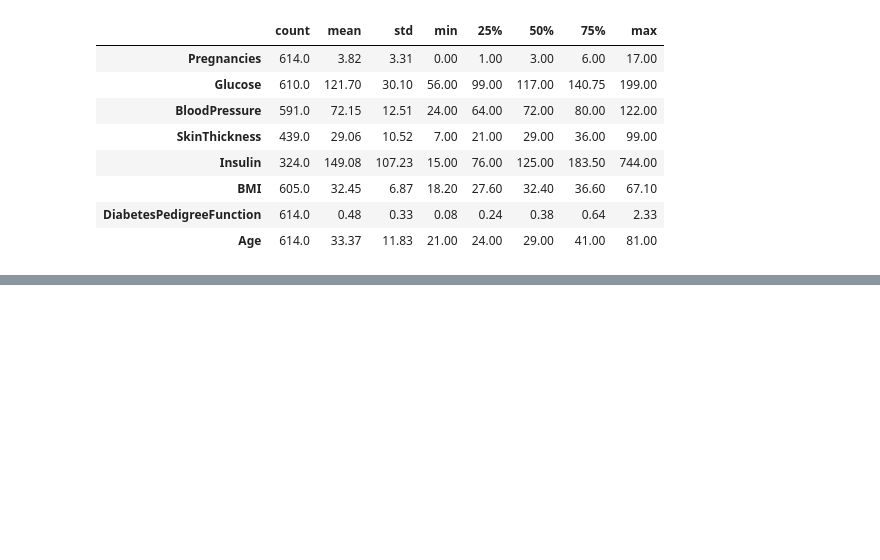
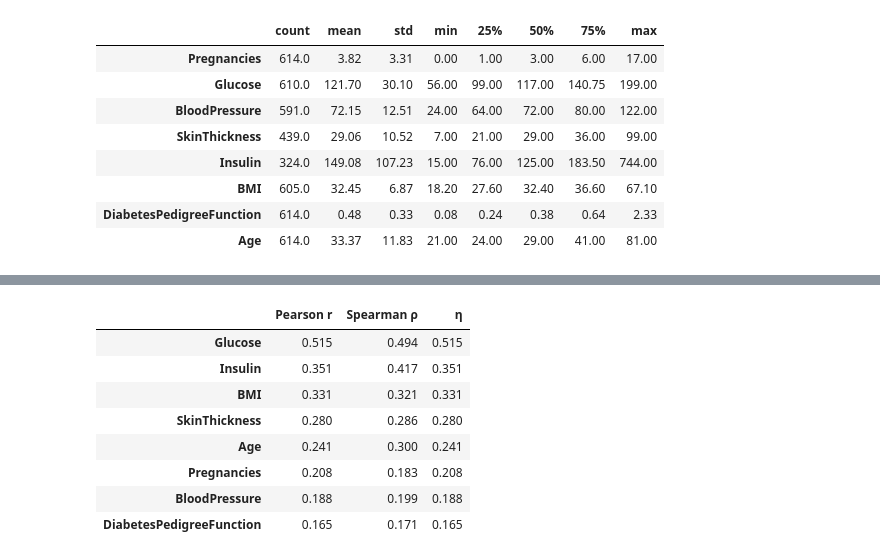
Before and after one commit to khaldounalhanawi/Project-Diabetes, a Jupyter notebook: 01_diabetes_project copy.ipynb, the cells around one changed output, grey strips where cells are left out. Cells and saved outputs as stored; diff of their text form; code cells hidden in the pictures; blank space fills up the shorter version.

```diff
--- a/01_diabetes_project copy.ipynb
+++ b/01_diabetes_project copy.ipynb
@@ -319,2 +369,30 @@ df_train[FEATURES].describe().T.round(2)
+# %%
+def correlation_ratio(values, groups):
+    """η: share of the spread in `values` that the groups explain, as a square root (0 to 1)."""
+    data = pd.DataFrame({"values": values, "groups": groups}).dropna()
+    overall_mean = data["values"].mean()
+    group_stats = data.groupby("groups")["values"].agg(["count", "mean"])
+    ss_between = (group_stats["count"] * (group_stats["mean"] - overall_mean) ** 2).sum()
+    ss_total = ((data["values"] - overall_mean) ** 2).sum()
+    return np.sqrt(ss_between / ss_total)
+
+
+# Each column against Outcome, with all three measures
+with_outcome = pd.DataFrame({
+    "Pearson r": df_train[FEATURES].corrwith(df_train["Outcome"], method="pearson"),
+    "Spearman ρ": df_train[FEATURES].corrwith(df_train["Outcome"], method="spearman"),
+    "η": {col: correlation_ratio(df_train[col], df_train["Outcome"]) for col in FEATURES},
+})
+with_outcome.sort_values("η", ascending=False).round(3)
+# %% [output]
+|  | Pearson r | Spearman ρ | η |
+| Glucose | 0.515 | 0.494 | 0.515 |
+| Insulin | 0.351 | 0.417 | 0.351 |
+| BMI | 0.331 | 0.321 | 0.331 |
+| SkinThickness | 0.280 | 0.286 | 0.280 |
+| Age | 0.241 | 0.300 | 0.241 |
+| Pregnancies | 0.208 | 0.183 | 0.208 |
+| BloodPressure | 0.188 | 0.199 | 0.188 |
+| DiabetesPedigreeFunction | 0.165 | 0.171 | 0.165 |
 # %%
 # Your code here
```
Also changed, not shown: parts of 4 cells of this notebook.
